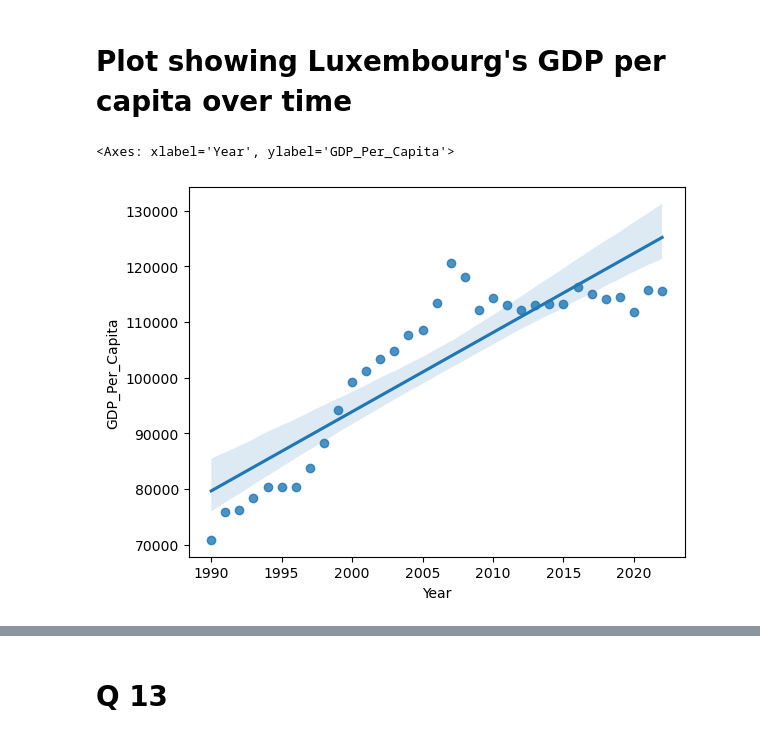
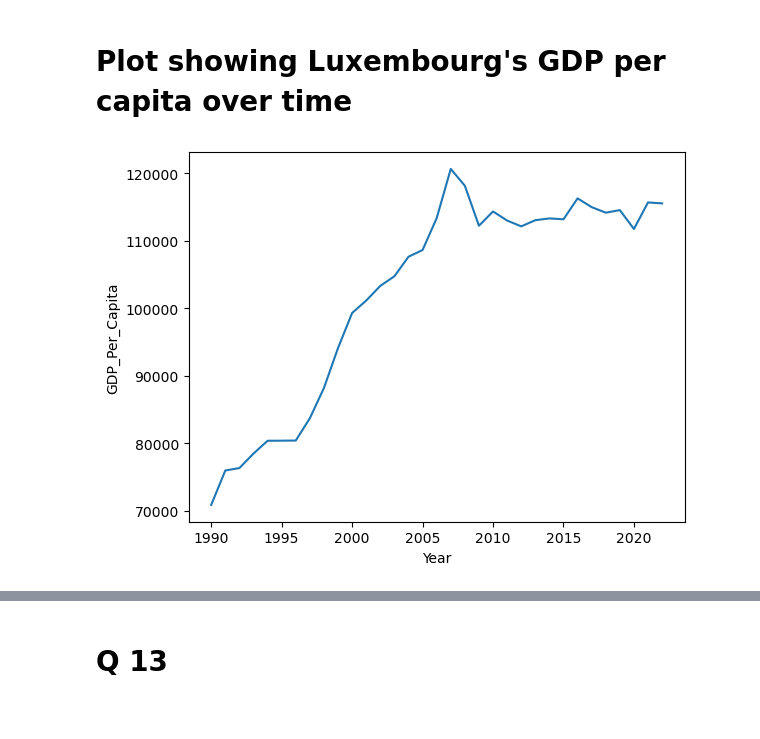
Before and after one commit to NSS-Data-Analytics-Cohort-11/undata-rneyin, a Jupyter notebook: notebook/UN_da11_rn.ipynb, the cells around one changed output, grey strips where cells are left out. Drawn from its saved outputs; the diff is of its cells as text; code cells hidden in the pictures.

```diff
--- a/notebook/UN_da11_rn.ipynb
+++ b/notebook/UN_da11_rn.ipynb
@@ -353,9 +363,11 @@ sns.barplot(x ="Year", y="GDP_Per_Capita", data=lux)
 # %%
 #Luxemborg GDP per capita over time
 # highest GDP in 2007
-sns.regplot(x=lux["Year"], y=lux["GDP_Per_Capita"])
+#scatterplot with trend line
+#sns.regplot(x=lux["Year"], y=lux["GDP_Per_Capita"])
-# %% [output]
-<Axes: xlabel='Year', ylabel='GDP_Per_Capita'>
-[figure, removed]
+# %%
+sns.lineplot(data=lux, x="Year", y="GDP_Per_Capita");
+# %% [output]
+[figure, added]
 # %%
 #not a good plot to represent this
```
Also changed, not shown: parts of 37 cells of this notebook.
